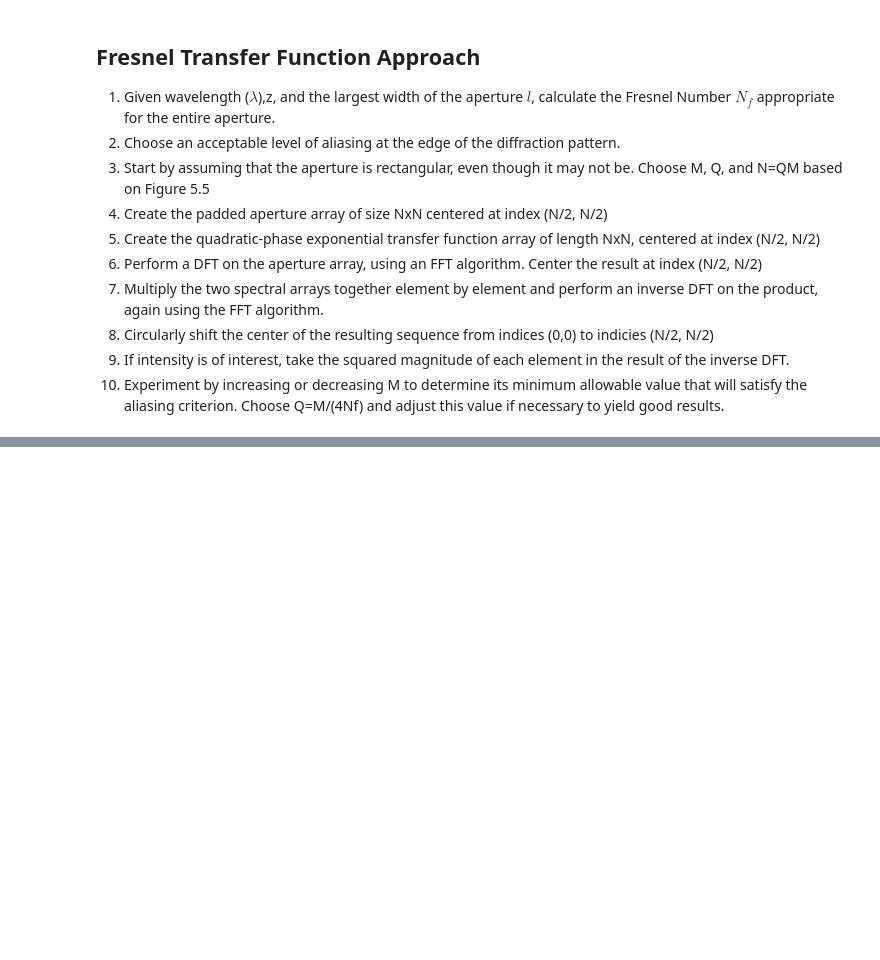
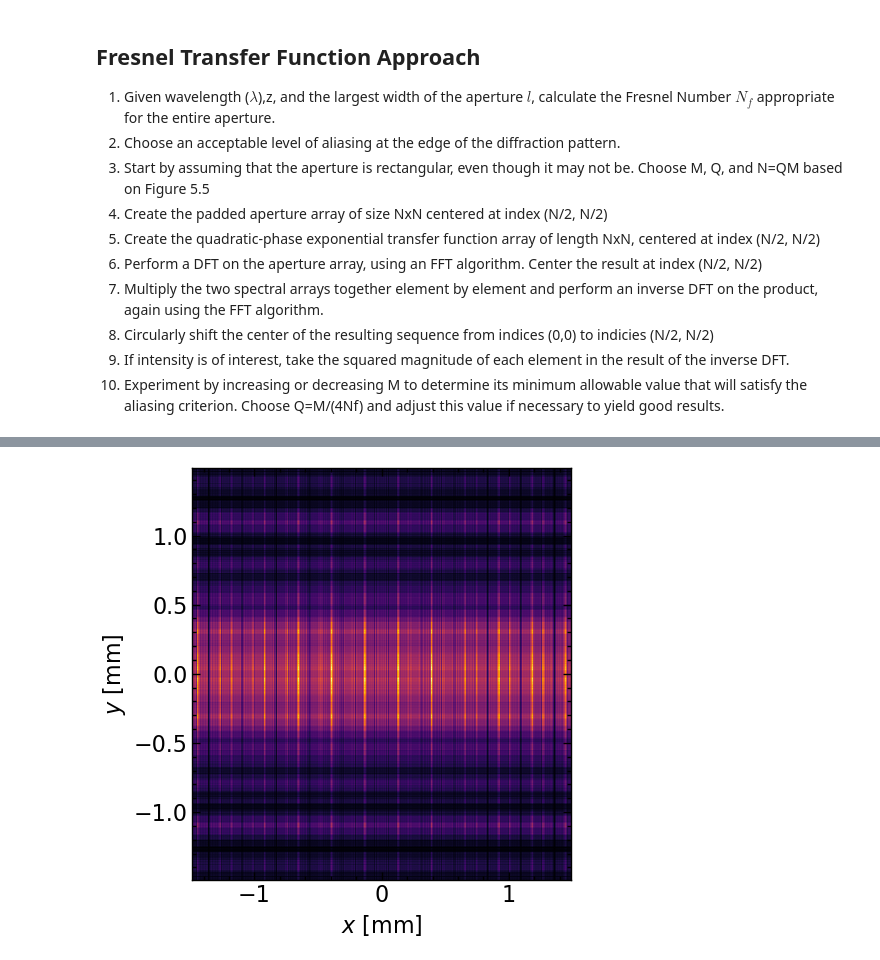
Before and after one commit to MizzouINDFUL/MarshallFourierOptics, a Jupyter notebook: notebook/fresnel_transfer_function_approach.ipynb, the cells around one changed output, grey strips where cells are left out. Saved outputs shown, nothing was run; the diff lists cells and outputs as text; code cells hidden in the pictures; blank space fills up the shorter version.

```diff
--- a/notebook/fresnel_transfer_function_approach.ipynb
+++ b/notebook/fresnel_transfer_function_approach.ipynb
@@ -65,0 +131,16 @@ plt.show()
+# %%
+H = np.exp(1j * wavenumber * z) * np.exp(-1j * np.pi * wavelength * z * (kxv**2 + kyv**2))
+# %%
+#7) Multiply
+U_ = A * H
+U_ = np.fft.ifft2(U_.magnitude)
+U = np.fft.ifft2(A * np.exp(1j*z*np.sqrt(wavenumber**2-kxv**2-kyv**2)).magnitude)
+# %%
+plt.figure(figsize=(5,5))
+plt.pcolormesh(xx,yy,np.abs(U_), cmap='inferno')
+plt.xlabel('$x$ [mm]')
+plt.ylabel('$y$ [mm]')
+plt.tight_layout()
+plt.show()
+# %% [output]
+[figure, added]
```
Also changed, not shown: parts of 12 cells of this notebook.
